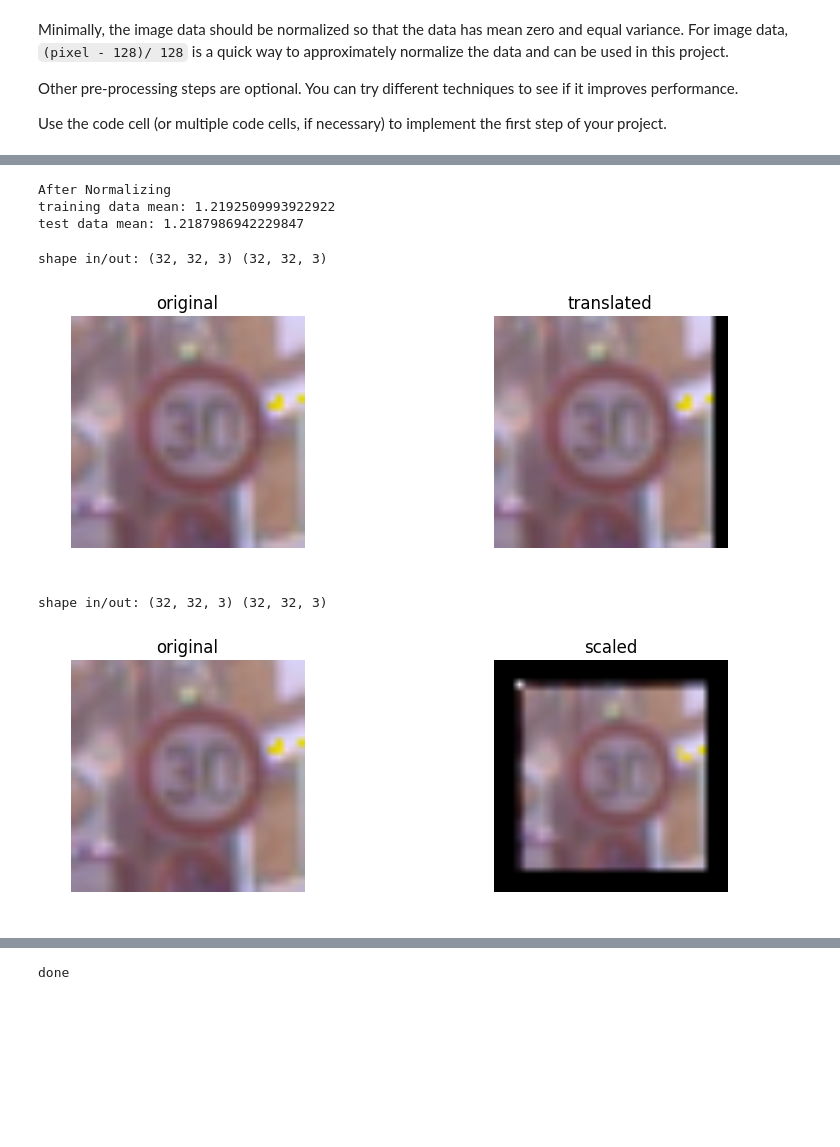
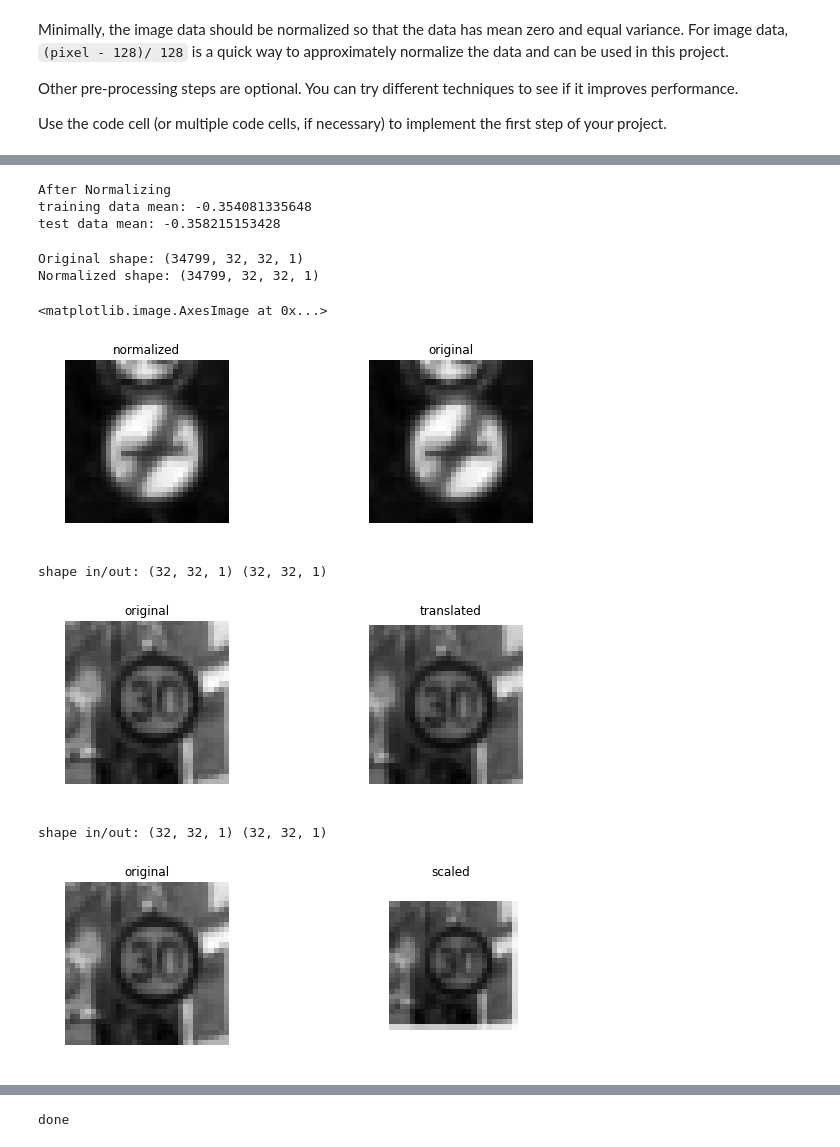
Before and after one commit to anudeepsekhar/Traffic-Sign-Classifier, a Jupyter notebook: Traffic_Sign_Classifier.ipynb, the cells around one changed output, grey strips where cells are left out. Drawn from its saved outputs; the diff is of its cells as text; code cells hidden in the pictures; blank space fills up the shorter version.

```diff
--- a/Traffic_Sign_Classifier.ipynb
+++ b/Traffic_Sign_Classifier.ipynb
@@ -26,9 +26,9 @@ import pickle
 
 # TODO: Fill this in based on where you saved the training and testing data
 
-training_file = 'traffic_data/train.p'
-validation_file= 'traffic_data/valid.p'
-testing_file = 'traffic_data/test.p'
+training_file = '/home/carnd/traffic_data_1/train.p'
+validation_file= '/home/carnd/traffic_data_1/valid.p'
+testing_file = '/home/carnd/traffic_data_1/test.p'
 
 with open(training_file, mode='rb') as f:
     train = pickle.load(f)
@@ -192,7 +194,7 @@ test data mean: 82.14846036120183
 # %%
 # Normalize the train and test datasets to (-1,1)
-X_train = X_train_rgb
-X_test = X_test_rgb
+X_train = X_train_gry
+X_test = X_test_gry
 X_train_normalized = (X_train - 128)/128
 X_test_normalized = (X_test - 128)/128
 
@@ -204,8 +206,26 @@ print('training data mean:',np.mean(X_train_normalized))
 print('test data mean:',np.mean(X_test_normalized))
 # %% [output]
 After Normalizing
-training data mean: 1.2192509993922922
-test data mean: 1.2187986942229847
+training data mean: -0.354081335648
+test data mean: -0.358215153428
+# %%
+print("Original shape:", X_train.shape)
+print("Normalized shape:", X_train_normalized.shape)
+fig, axs = plt.subplots(1,2, figsize=(10, 3))
+axs = axs.ravel()
+
+axs[0].axis('off')
+axs[0].set_title('normalized')
+axs[0].imshow(X_train_normalized[0].squeeze(), cmap='gray')
+
+axs[1].axis('off')
+axs[1].set_title('original')
+axs[1].imshow(X_train[0].squeeze(), cmap='gray')
+# %% [output]
+Original shape: (34799, 32, 32, 1)
+Normalized shape: (34799, 32, 32, 1)
+<matplotlib.image.AxesImage at 0x...>
+[figure, added]
 # %%
 # Data Augmentation
 
@@ -221,7 +241,7 @@ def random_translate(img):
     M = np.float32([[1,0,dx],[0,1,dy]])
     dst = cv2.warpAffine(img,M,(cols,rows))
 
-    dst = dst[:,:]
+    dst = dst[:,:,np.newaxis]
     #print(dst.shape)
     return dst
 
@@ -241,8 +261,8 @@ axs[1].set_title('translated')
 
 print('shape in/out:', test_img.shape, test_dst.shape)
 # %% [output]
-shape in/out: (32, 32, 3) (32, 32, 3)
+shape in/out: (32, 32, 1) (32, 32, 1)
-[figure, old version]
+[figure, new version]
 # %%
 def random_scaling(img):
     rows,cols,_ = img.shape
@@ -252,36 +272,36 @@ def random_scaling(img):
     # transform limits
     px = np.random.randint(-p,p)
 
     # ending locations
     pts1 = np.float32([[px,px],[rows-px,px],[px,cols-px],[rows-px,cols-px]])
 
     # starting locations (4 corners)
     pts2 = np.float32([[0,0],[rows,0],[0,cols],[rows,cols]])
 
     M = cv2.getPerspectiveTransform(pts1,pts2)
 
     dst = cv2.warpPerspective(img,M,(rows,cols))
 
-    dst = dst[:,:]
+    dst = dst[:,:,np.newaxis]
     #print(dst.shape)
     return dst
 
 test_dst = random_scaling(test_img)
 
 fig, axs = plt.subplots(1,2, figsize=(10, 3))
 
 axs[0].axis('off')
 axs[0].imshow(test_img.squeeze(), cmap='gray')
 axs[0].set_title('original')
 
 axs[1].axis('off')
 axs[1].imshow(test_dst.squeeze(), cmap='gray')
 axs[1].set_title('scaled')
 
 print('shape in/out:', test_img.shape, test_dst.shape)
 # %% [output]
-shape in/out: (32, 32, 3) (32, 32, 3)
+shape in/out: (32, 32, 1) (32, 32, 1)
-[figure, old version]
+[figure, new version]
 # %%
 def random_brightness(img):
     shifted = img + 1.0   # shift to (0,2) range
```
Also changed, not shown: parts of 15 cells of this notebook, 4 other files.
